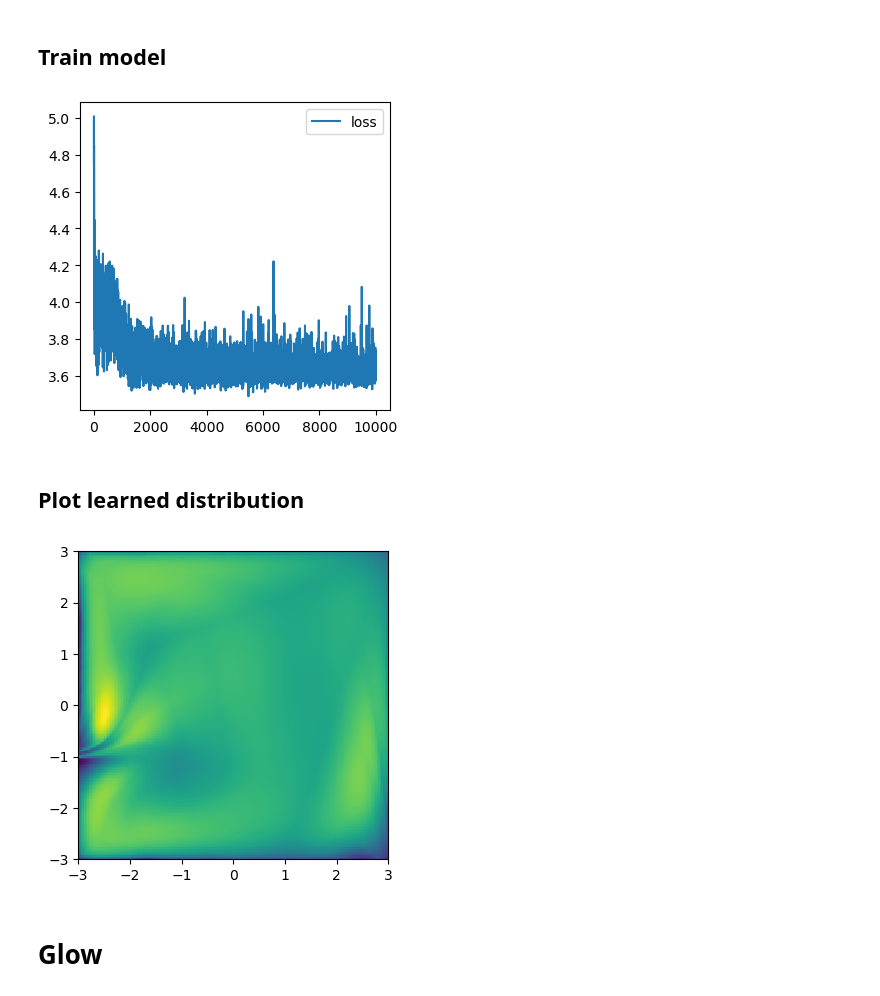
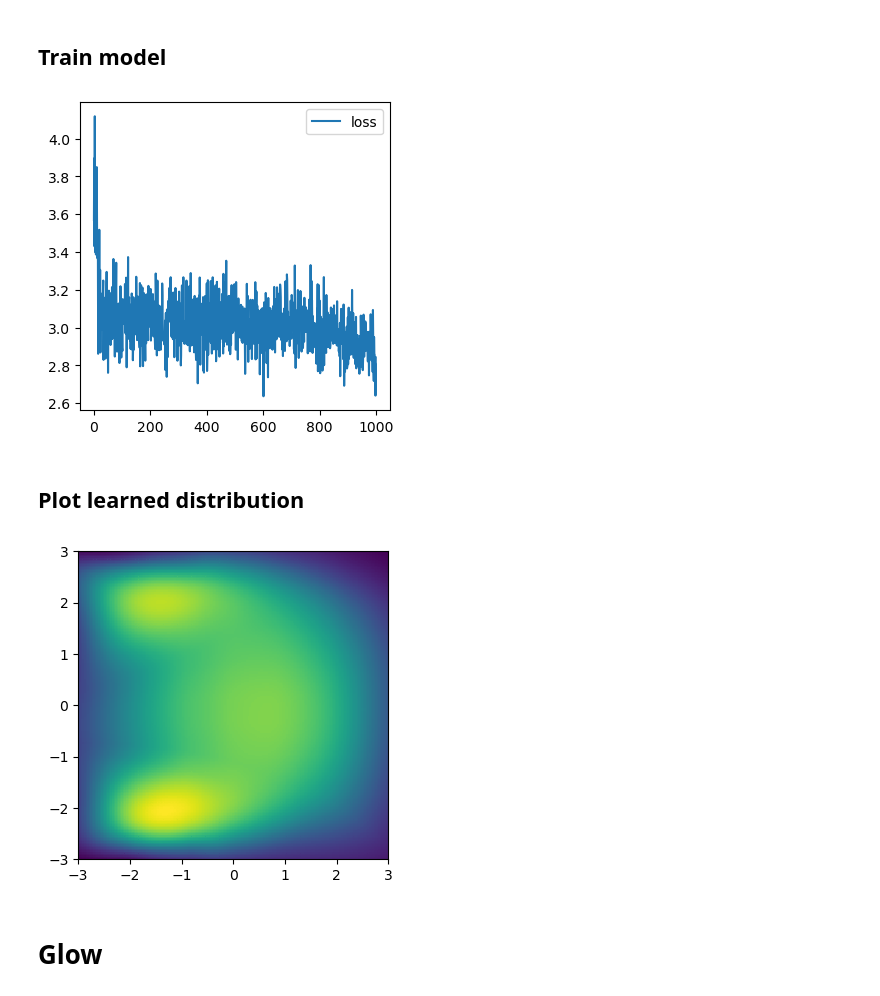
Before and after one commit to bmandracchia/Noise2Model, a Jupyter notebook: nbs/02_noiseflow.ipynb, the cells around one changed output. Drawn from its saved outputs; the diff is of its cells as text; code cells hidden in the pictures.

```diff
--- a/nbs/02_noiseflow.ipynb
+++ b/nbs/02_noiseflow.ipynb
@@ -103,7 +101,7 @@ plt.colorbar()
 [figure]
 # %%
 target = nf.distributions.ImagePrior(img)
-q0 = nf.distributions.base.DiagGaussian(2) # nf.distributions.DiagGaussian(2)
+q0 = nf.distributions.base.DiagGaussian(1)
 # %% [markdown]
 3. Construct flow model
 # %%
@@ -146,39 +144,39 @@ IndexError: Dimension out of range (expected to be in range of [-2, 1], but got
 # %% [markdown]
 ## Train model
 # %%
-max_iter = 10000
+max_iter = 1000
 num_samples = 2 * 16
-show_iter = 50000
+show_iter = 2000
 
 
 loss_hist = np.array([])
 
 optimizer = torch.optim.Adam(nfm.parameters(), lr=1e-4, weight_decay=1e-4)
 for it in tqdm(range(max_iter)):
     optimizer.zero_grad()
     x = nfm.p.sample(num_samples).double()
     loss = nfm.forward_kld(x)
     loss.backward()
     optimizer.step()
 
     loss_hist = np.append(loss_hist, loss.to('cpu').data.numpy())
 
     # Plot learned distribution
     if (it + 1) % show_iter == 0:
         log_prob = nfm.log_prob(zz).to('cpu').view(*xx.shape)
         prob = torch.exp(log_prob)
         prob[torch.isnan(prob)] = 0
 
         plt.figure(figsize=(4, 4))
         plt.pcolormesh(xx, yy, prob.data.numpy())
         plt.show()
 
 plt.figure(figsize=(4, 4))
 plt.plot(loss_hist, label='loss')
 plt.legend()
 plt.show()
 # %% [output]
-[figure, old version]
+[figure, new version]
 # %% [markdown]
 ## Plot learned distribution
 # %%
@@ -190,7 +188,7 @@ plt.figure(figsize=(4, 4))
 plt.pcolormesh(xx, yy, prob.data.numpy())
 plt.show()
 # %% [output]
-[figure, old version]
+[figure, new version]
 # %% [markdown]
 # Glow
 # %%
```
Also changed, not shown: parts of 8 cells of this notebook, 4 other files.
